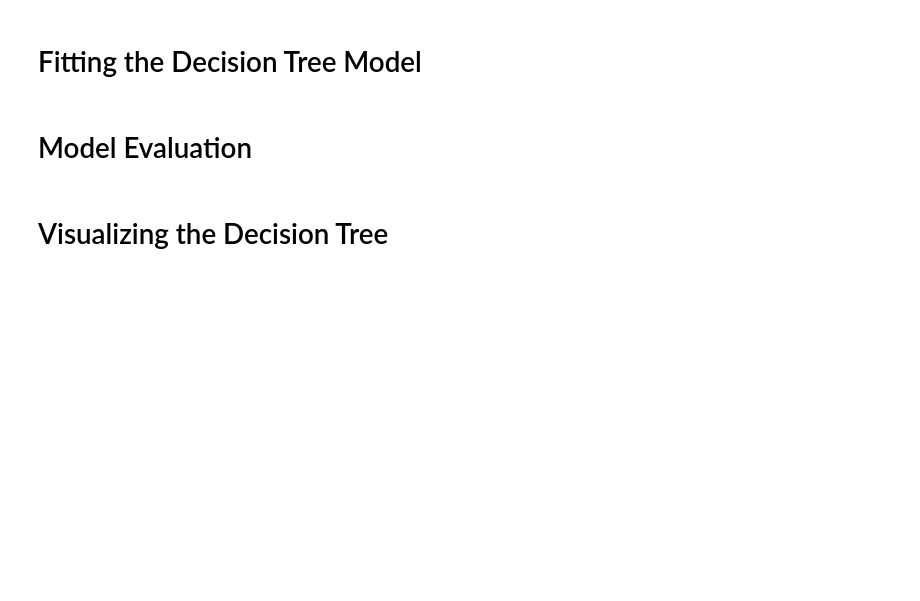
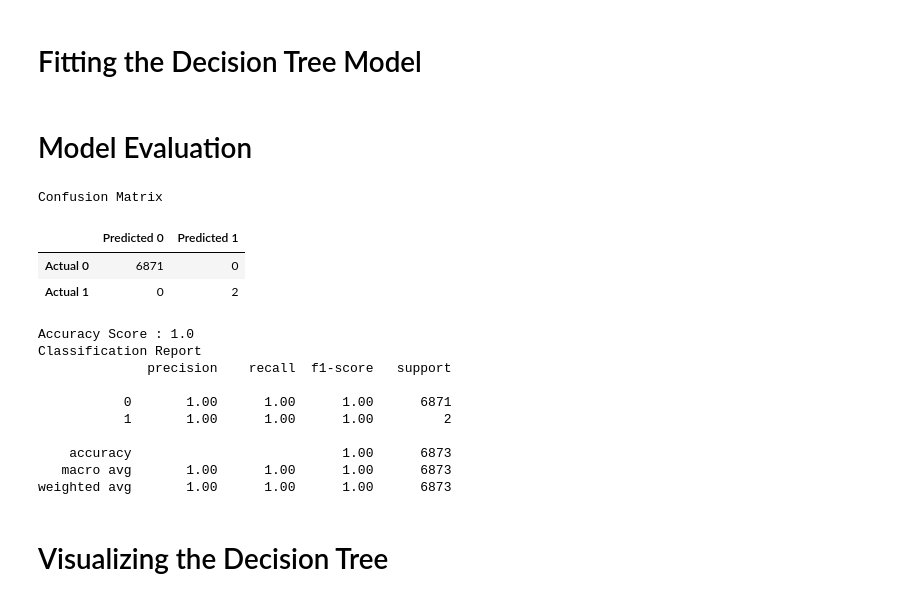
Before and after one commit to SyedFarman/Chicago_Traffic_Crashes, a Jupyter notebook: Main.ipynb, the cells around one changed output. Drawn from its saved outputs; the diff is of its cells as text; code cells hidden in the pictures; blank space fills up the shorter version.

```diff
--- a/Main.ipynb
+++ b/Main.ipynb
@@ -495,21 +823,39 @@ predictions = model.predict(X_train)
+# %%
+# Making predictions using the testing data
+predictions = model.predict(X_test)
 # %% [markdown]
 # Model Evaluation
 # %%
 # #Calculating the confusion matrix
-# cm = confusion_matrix(y_test, predictions)
-# cm_df = pd.DataFrame(
-#     cm, index=["Actual 0", "Actual 1"], columns=["Predicted 0", "Predicted 1"]
-# )
+cm = confusion_matrix(y_test, predictions)
+cm_df = pd.DataFrame(
+    cm, index=["Actual 0", "Actual 1"], columns=["Predicted 0", "Predicted 1"]
+)
 
-# # Calculating the accuracy score
-# acc_score = accuracy_score(y_test, predictions)
+# Calculating the accuracy score
+acc_score = accuracy_score(y_test, predictions)
 # %%
 # Displaying results
-# print("Confusion Matrix")
-# display(cm_df)
-# print(f"Accuracy Score : {acc_score}")
-# print("Classification Report")
-# print(classification_report(y_test, predictions))
+print("Confusion Matrix")
+display(cm_df)
+print(f"Accuracy Score : {acc_score}")
+print("Classification Report")
+print(classification_report(y_test, predictions))
+# %% [output]
+Confusion Matrix
+|  | Predicted 0 | Predicted 1 |
+| Actual 0 | 6871 | 0 |
+| Actual 1 | 0 | 2 |
+Accuracy Score : 1.0
+Classification Report
+              precision    recall  f1-score   support
+
+           0       1.00      1.00      1.00      6871
+           1       1.00      1.00      1.00         2
+
+    accuracy                           1.00      6873
+   macro avg       1.00      1.00      1.00      6873
+weighted avg       1.00      1.00      1.00      6873
 # %% [markdown]
 # Visualizing the Decision Tree
 # %%
```
Also changed, not shown: parts of 56 cells of this notebook.
